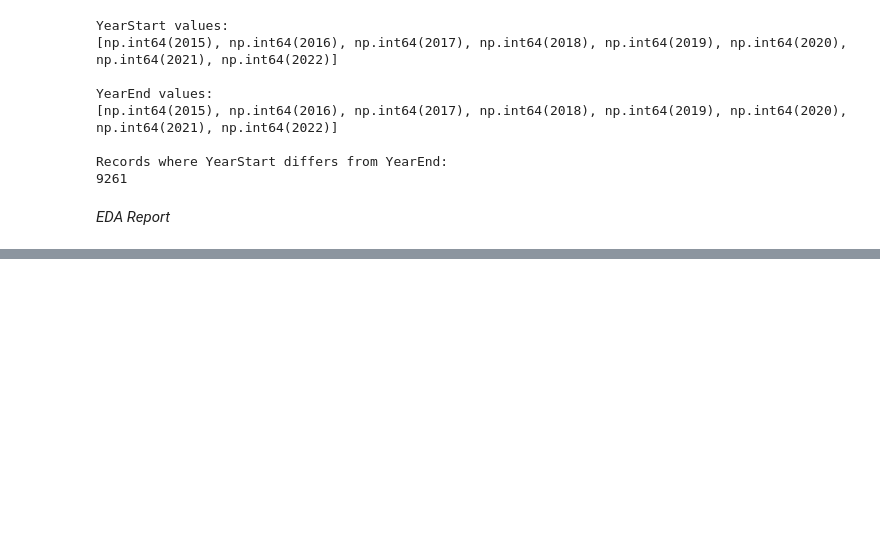
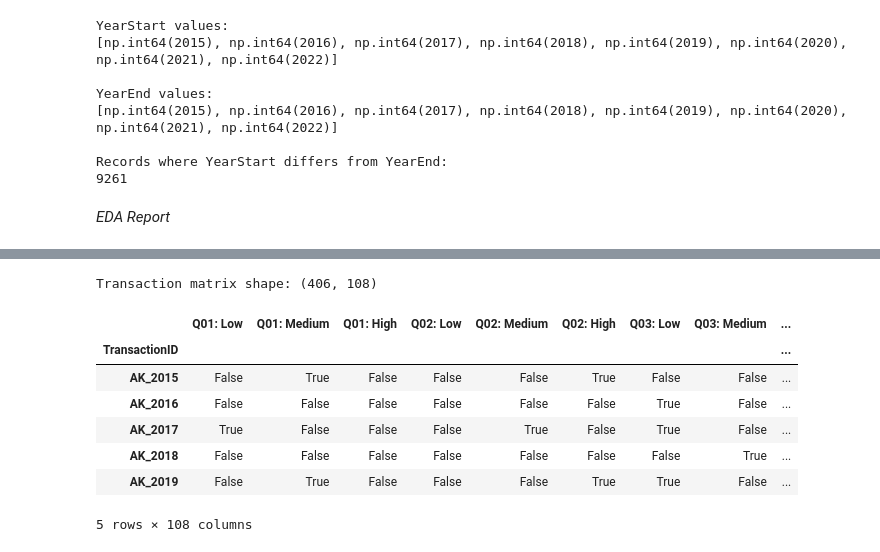
Before and after one commit to aadrianbocardo/project2, a Jupyter notebook: scripts/Thirumurugan_Bocardo_part2_alzheimer.ipynb, the cells around one changed output, grey strips where cells are left out. Drawn from its saved outputs; the diff is of its cells as text; code cells hidden in the pictures; blank space fills up the shorter version.

```diff
--- a/scripts/Thirumurugan_Bocardo_part2_alzheimer.ipynb
+++ b/scripts/Thirumurugan_Bocardo_part2_alzheimer.ipynb
@@ -194,0 +402,34 @@ profile.to_file("../outputs/Thirumurugan_Bocardo_part2_alzheimer_EDA.html")
+# %%
+# True/False transaction matrix
+
+# Save transaction IDs
+transaction_ids = wide_table["TransactionID"]
+
+# Select indicator columns
+question_columns = wide_table.drop(
+    columns=["TransactionID"]
+)
+
+# Convert categories into binary columns
+basket = pd.get_dummies(
+    question_columns,
+    prefix_sep=": "
+).astype(bool)
+
+# Add TransactionID as the index
+basket.index = transaction_ids
+basket.index.name = "TransactionID"
+
+print("Transaction matrix shape:", basket.shape)
+
+display(basket.head())
+# %% [output]
+Transaction matrix shape: (406, 108)
+|  | Q01: Low | Q01: Medium | Q01: High | Q02: Low | Q02: Medium | Q02: High | Q03: Low | Q03: Medium | ... |
+| TransactionID |  |  |  |  |  |  |  |  | ... |
+| AK_2015 | False | True | False | False | False | True | False | False | ... |
+| AK_2016 | False | False | False | False | False | False | True | False | ... |
+| AK_2017 | True | False | False | False | True | False | True | False | ... |
+| AK_2018 | False | False | False | False | False | False | False | True | ... |
+| AK_2019 | False | True | False | False | False | True | True | False | ... |
+5 rows × 108 columns
```
Also changed, not shown: parts of 11 cells of this notebook.
